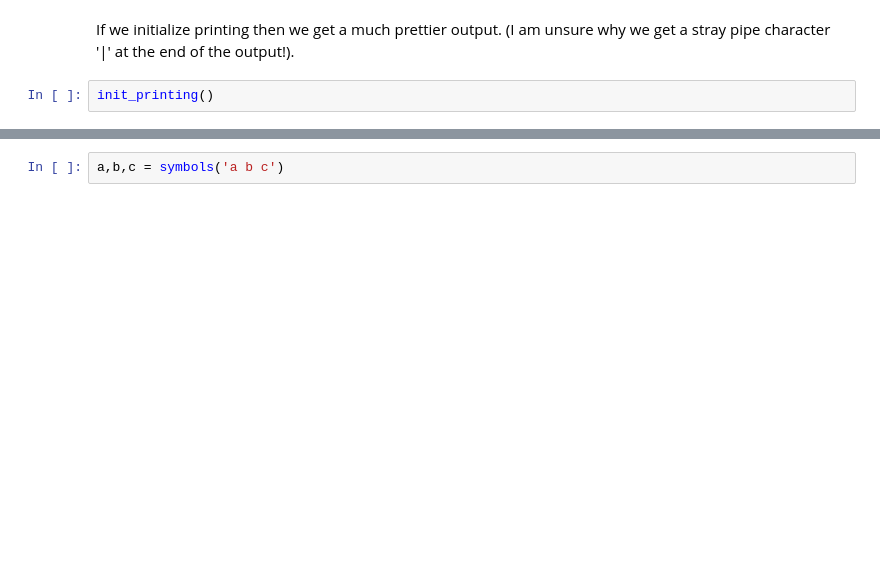
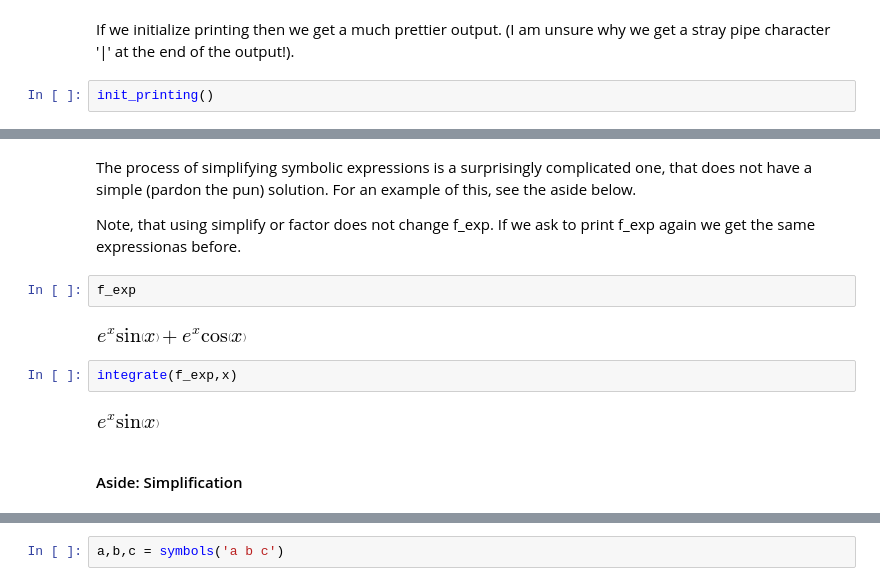
Before and after one commit to Davidjohnwilson/mathinvestigations, a Jupyter notebook: SymPy Investigation.ipynb, the cells around one changed output, grey strips where cells are left out. Cells and saved outputs as stored; diff of their text form; blank space fills up the shorter version.

Commit message:
Add simplification discussion. Start solving discussion.

```diff
--- a/SymPy Investigation.ipynb
+++ b/SymPy Investigation.ipynb
@@ -28,0 +47,14 @@ diff(sin(x)*exp(x), x)
+# %% [markdown]
+The process of simplifying symbolic expressions is a surprisingly complicated one, that does not have a simple (pardon the pun) solution. For an example of this, see the aside below.
+
+Note, that using simplify or factor does not change f_exp. If we ask to print f_exp again we get the same expressionas before.
+# %%
+f_exp
+# %% [output]
+[figure, added]
+# %%
+integrate(f_exp,x)
+# %% [output]
+[figure, added]
+# %% [markdown]
+#### Aside: Simplification
```
Also changed, not shown: parts of 36 cells of this notebook.
